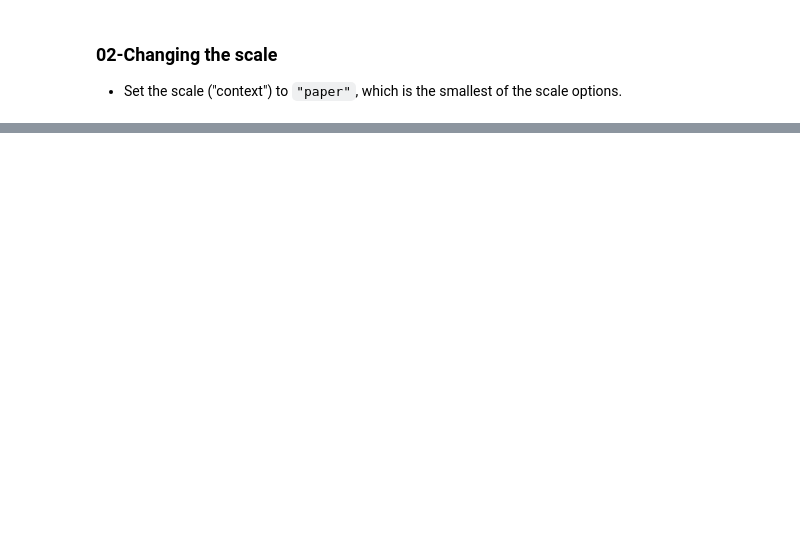
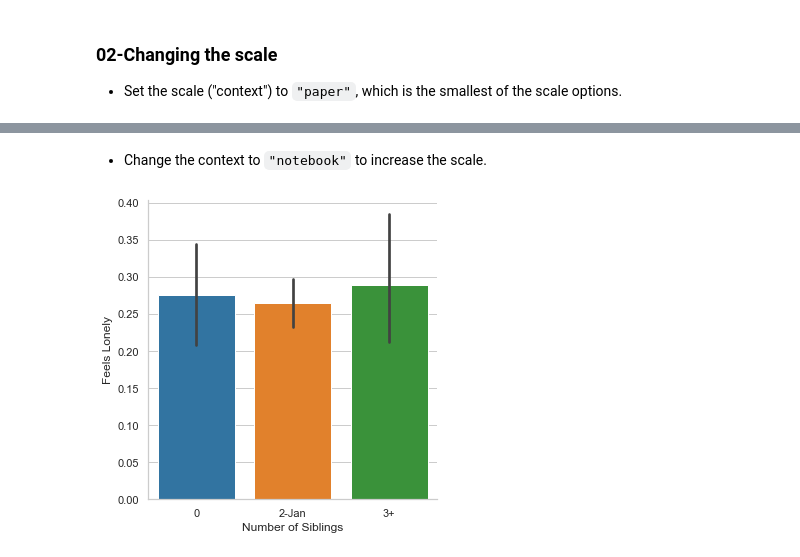
Before and after one commit to AI-MOO/DataCamp, a Jupyter notebook: Data_Scientist_with_Python/09-Introduction_to_Data_Visualization_with_Seaborn/04-Customizing_Seaborn_Plots.ipynb, the cells around one changed output, grey strips where cells are left out. Cells and saved outputs as stored; diff of their text form; code cells hidden in the pictures; blank space fills up the shorter version.

```diff
--- a/Data_Scientist_with_Python/09-Introduction_to_Data_Visualization_with_Seaborn/04-Customizing_Seaborn_Plots.ipynb
+++ b/Data_Scientist_with_Python/09-Introduction_to_Data_Visualization_with_Seaborn/04-Customizing_Seaborn_Plots.ipynb
@@ -89,0 +95,14 @@ plt.show()
+# %% [markdown]
+* Change the context to `"notebook"` to increase the scale.
+# %%
+# Change the context to "talk"
+sns.set_context("notebook")
+
+# Create bar plot
+sns.catplot(x="Number of Siblings", y="Feels Lonely",
+            data=survey_data, kind="bar")
+
+# Show plot
+plt.show()
+# %% [output]
+[figure, added]
```
Also changed, not shown: parts of 33 cells of this notebook.
